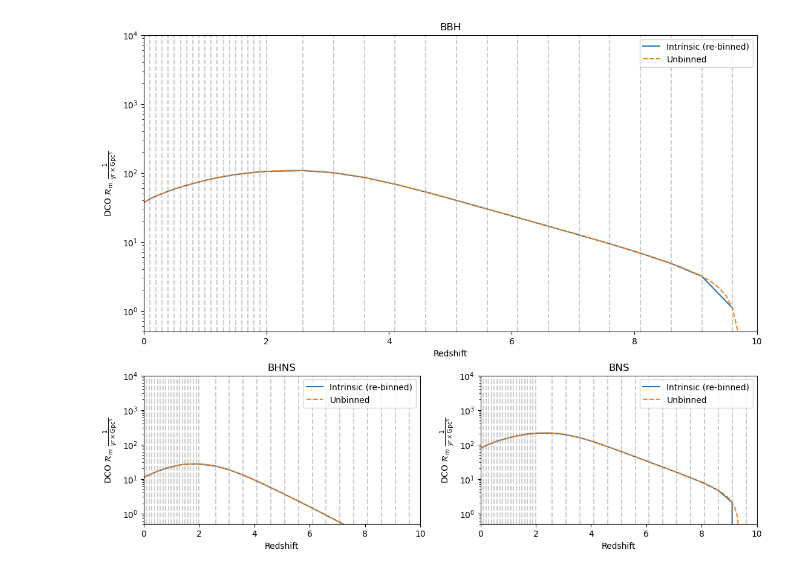
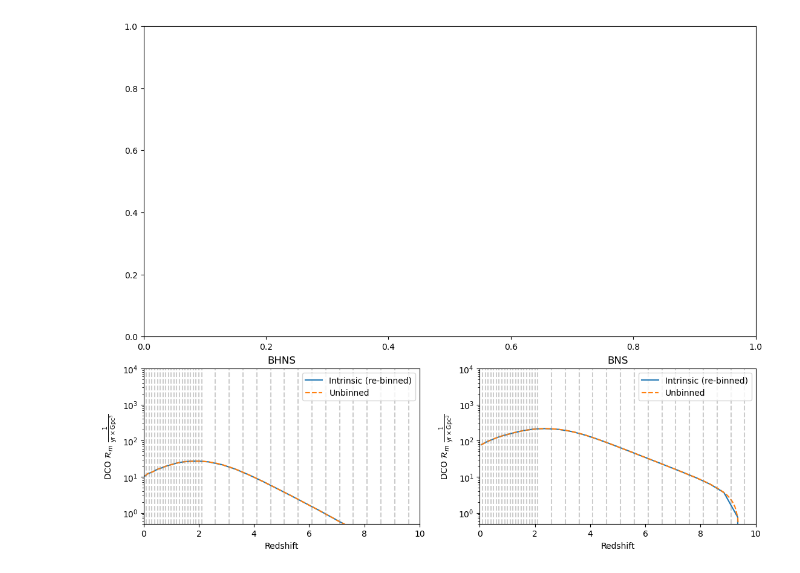
Before and after one commit to stlgolfer/metallicity_mergers, a Jupyter notebook: rates_large_plot.ipynb, the cells around one changed output. Saved outputs shown, nothing was run; the diff lists cells and outputs as text; code cells hidden in the pictures.

```diff
--- a/rates_large_plot.ipynb
+++ b/rates_large_plot.ipynb
@@ -60,41 +60,43 @@ def plot_subpopulation(pop_type, loc):
     # print(comoving_volume.shape)
     reds_bin_centers = (fci_out[rate_key]['redshifts'][1:]+fci_out[rate_key]['redshifts'][:-1])/2
     reds_bin_centers = reds_bin_centers
+    # print(np.diff(fci_out[rate_key]['redshifts'][()]))
     # print(reds_bin_centers[:19])
 
     intrinsic_rate = np.sum(fci_out[rate_key]['merger_rate'], axis=0)*comoving_volume
     # print(intrinsic_rate.shape)
     # print(fci_out[rate_key]['redshifts'].shape)
     ax.plot(
-        fci_out[rate_key]['redshifts'][:-1],
+        # fci_out[rate_key]['redshifts'][:-1],
+        reds_bin_centers,
         intrinsic_rate,
         label='Intrinsic (re-binned)'
     )
     ax.plot(
-        # (fci_out[other_rate_key]['redshifts'][1:]+fci_out[other_rate_key]['redshifts'][:-1])/2,
-        fci_out[other_rate_key]['redshifts'][:-1],
+        (fci_out[other_rate_key]['redshifts'][1:]+fci_out[other_rate_key]['redshifts'][:-1])/2,
+        # fci_out[other_rate_key]['redshifts'][:-1],
         np.sum(fci_out[other_rate_key]['merger_rate'], axis=0),
         label='Unbinned',
         linestyle='--'
     )
     # now also plot the SNR cuts
     # plot_with_cut(f'{pop_type}_O5_8.npy', ax, reds_bin_centers, intrinsic_rate, 'O5', comoving_volume)
     # plot_with_cut(f'{pop_type}_O4_8.npy', ax, intrinsic, 'O4', comoving_volume)
     # plot_with_cut(f'{pop_type}_ET_CE_8.npy', ax, reds_bin_centers[:-1], intrinsic_rate, 'ET+CE', comoving_volume)
 
     ax.set_xlabel('Redshift')
     ax.set_ylabel(r'DCO $\mathcal{R}_m~\frac{1}{\text{yr}\times\text{Gpc}^3}$')
     ax.set_xlim(0, 10)
     ax.set_ylim(0.5, 10e3)
     ax.legend()
     ax.set_yscale('log')
     ax.set_title(pop_type)
     for r in fci_out[rate_key]['redshifts'][:-1]:
         ax.axvline(r, color='grey', linestyle='dashed', alpha=0.4)
     # p.close()
     fci_out.close()
-plot_subpopulation('BBH', 'Top')
+# plot_subpopulation('BBH', 'Top')
 plot_subpopulation('BHNS', 'Left')
 plot_subpopulation('BNS', 'Right')
 # %% [output]
-[figure, old version]
+[figure, new version]
```
Also changed, not shown: 2 other files.
